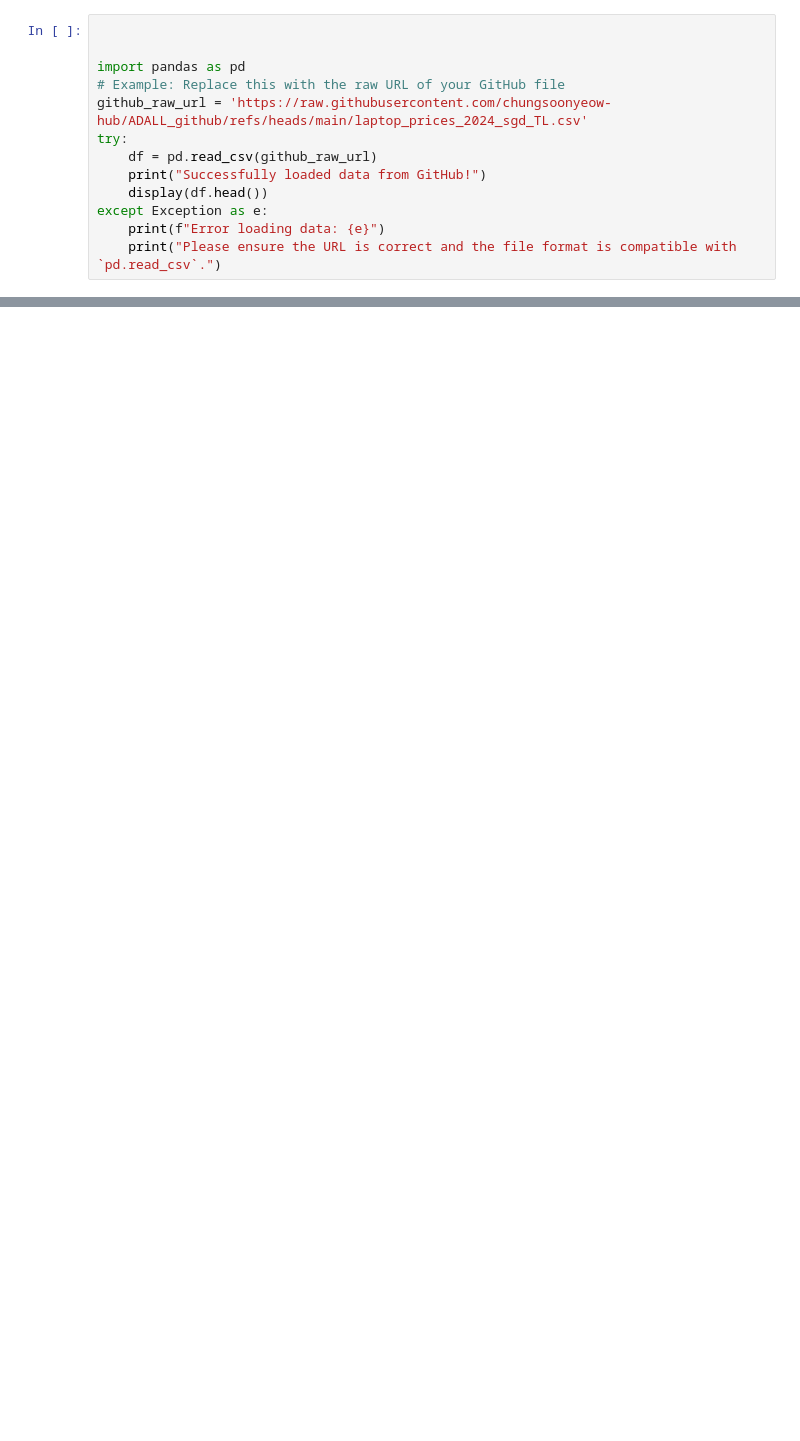
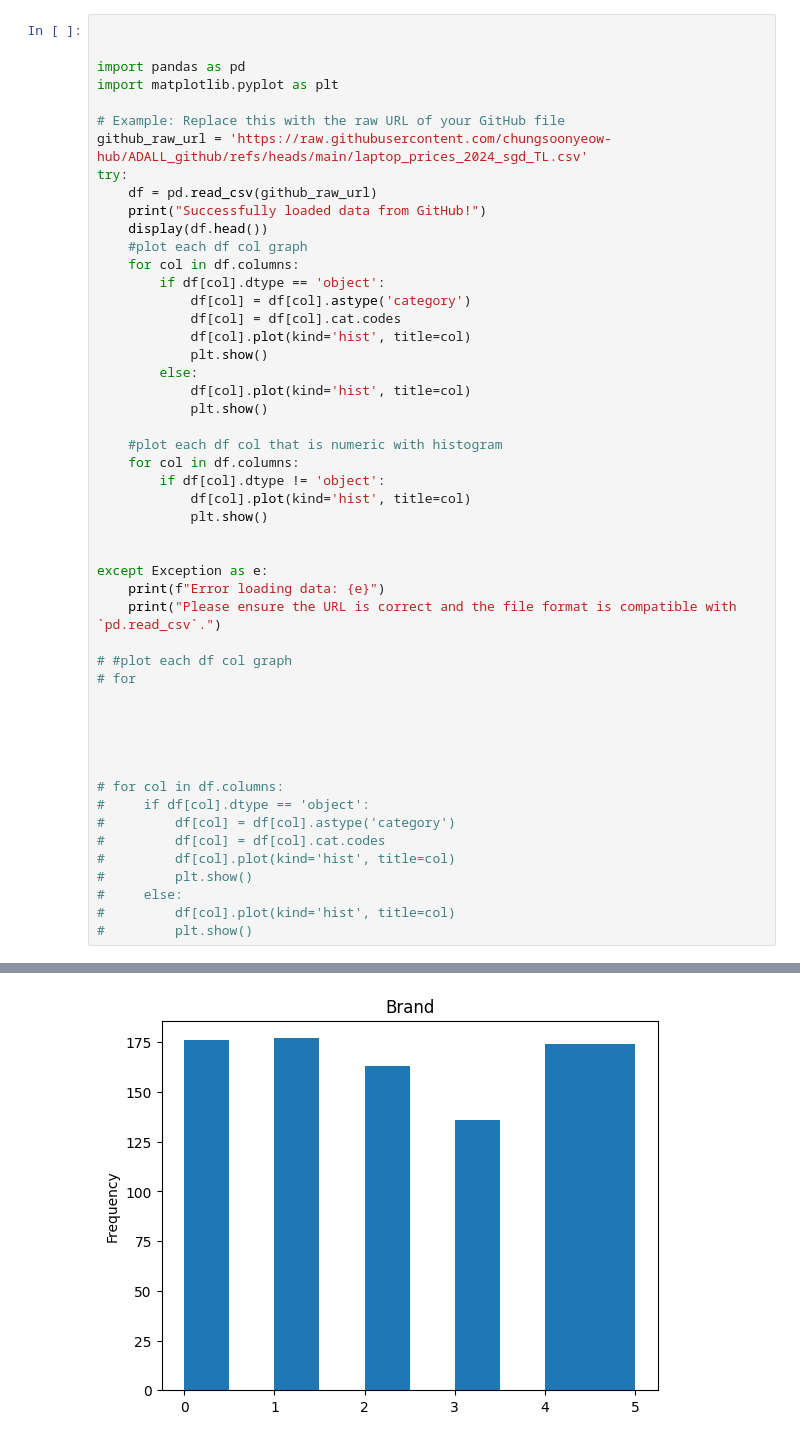
Before and after one commit to chungsoonyeow-hub/ADALL_github, a Jupyter notebook: helloworld.ipynb, the cells around one changed output, grey strips where cells are left out. Cells and saved outputs as stored; diff of their text form; blank space fills up the shorter version.

```diff
--- a/helloworld.ipynb
+++ b/helloworld.ipynb
@@ -3,21 +3,59 @@
 # %%
 
 
 import pandas as pd
+import matplotlib.pyplot as plt
+
 # Example: Replace this with the raw URL of your GitHub file
 github_raw_url = 'https://raw.githubusercontent.com/chungsoonyeow-hub/ADALL_github/refs/heads/main/laptop_prices_2024_sgd_TL.csv'
 try:
     df = pd.read_csv(github_raw_url)
     print("Successfully loaded data from GitHub!")
     display(df.head())
+    #plot each df col graph
+    for col in df.columns:
+        if df[col].dtype == 'object':
+            df[col] = df[col].astype('category')
+            df[col] = df[col].cat.codes
+            df[col].plot(kind='hist', title=col)
+            plt.show()
+        else:
+            df[col].plot(kind='hist', title=col)
+            plt.show()
+
+    #plot each df col that is numeric with histogram
+    for col in df.columns:
+        if df[col].dtype != 'object':
+            df[col].plot(kind='hist', title=col)
+            plt.show()
+
+
 except Exception as e:
     print(f"Error loading data: {e}")
     print("Please ensure the URL is correct and the file format is compatible with `pd.read_csv`.")
+
+# #plot each df col graph
+# for
+
+
+
+
+
+# for col in df.columns:
+#     if df[col].dtype == 'object':
+#         df[col] = df[col].astype('category')
+#         df[col] = df[col].cat.codes
+#         df[col].plot(kind='hist', title=col)
+#         plt.show()
+#     else:
+#         df[col].plot(kind='hist', title=col)
+#         plt.show()
 # %% [output]
 Successfully loaded data from GitHub!
 |  | Brand | Model | CPU | GPU | RAM_GB | Storage_Type | Storage_GB | Touchscreen | Weight_kg | ... |
 | 0 | Acer | Aspire 5 | Intel i9-14900HK | NVIDIA RTX 4070 | 64 | SSD | 256 | False | 1.56 | ... |
 | 1 | Acer | Nitro 5 | AMD Ryzen 9 8900HX | AMD Radeon 780M | 32 | SSD | 1024 | True | 1.45 | ... |
 | 2 | Acer | Nitro 5 | AMD Ryzen 5 8600H | NVIDIA RTX 4050 | 32 | SSD | 2048 | False | 1.34 | ... |
 | 3 | Acer | TravelMate P6 | Intel Core Ultra 7 15500H | NVIDIA RTX 4060 | 16 | SSD | 4096 | True | 1.18 | ... |
 | 4 | Acer | Predator Helios 300 | Intel i7-14800H | NVIDIA RTX 4070 | 8 | SSD | 1024 | True | 1.31 | ... |
+[figure, added]
```
Also changed, not shown: parts of 1 cell of this notebook.
